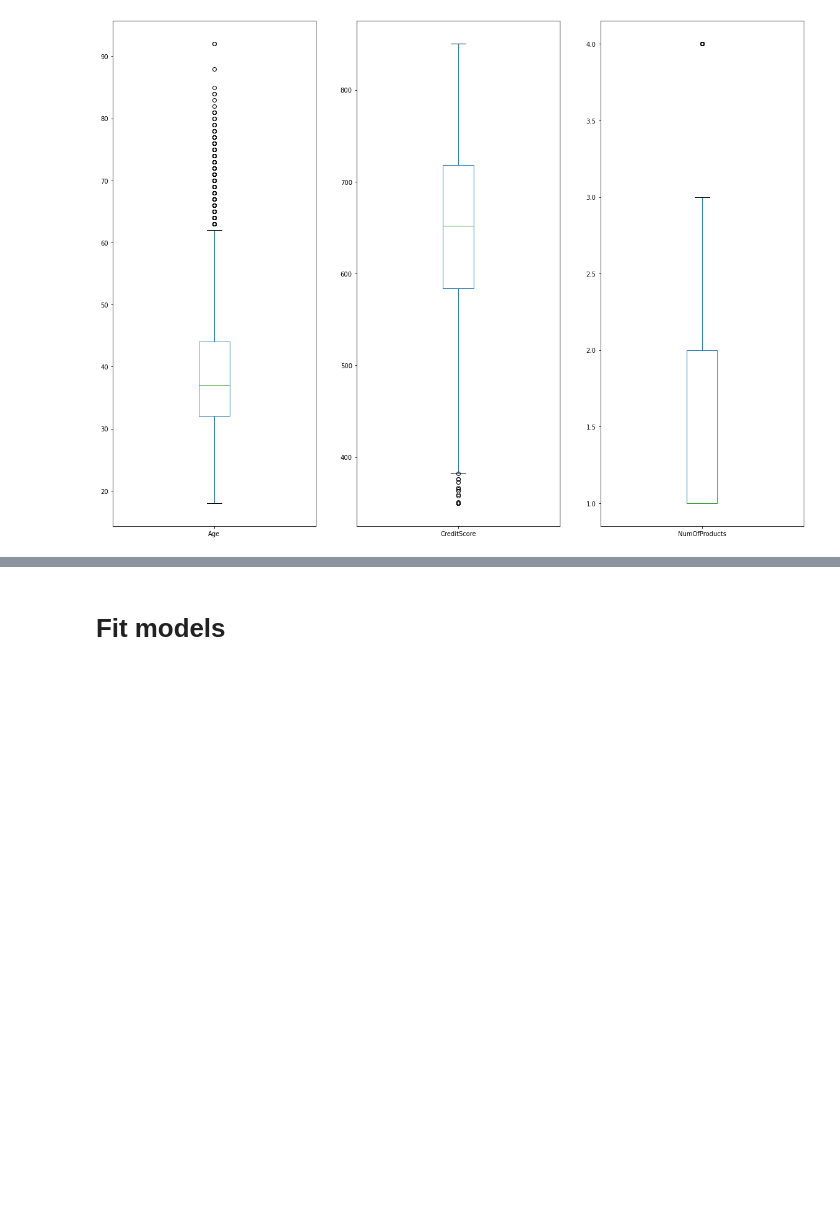
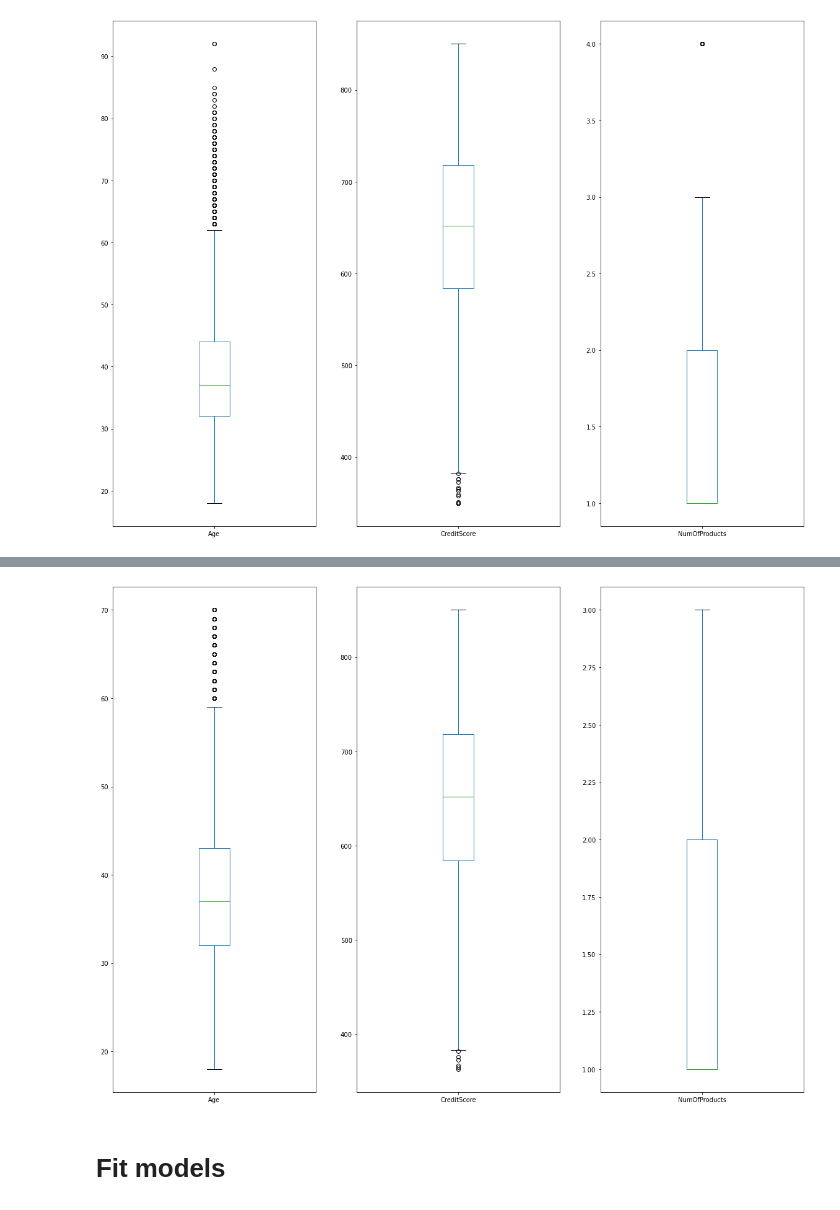
Before and after one commit to VinceTruong/Churn_Modelling, a Jupyter notebook: Anh Ngo.ipynb, the cells around one changed output, grey strips where cells are left out. Saved outputs shown, nothing was run; the diff lists cells and outputs as text; code cells hidden in the pictures; blank space fills up the shorter version.

```diff
--- a/Anh Ngo.ipynb
+++ b/Anh Ngo.ipynb
@@ -183,3 +202,8 @@ plt.show()
+# %%
+df[['Age','CreditScore','NumOfProducts']].plot(kind = 'box',subplots = True, figsize = (20,15),layout=(1,3))
+plt.show()
+# %% [output]
+[figure, added]
 # %% [markdown]
 # Fit models
 # %%
```
Also changed, not shown: parts of 14 cells of this notebook.
